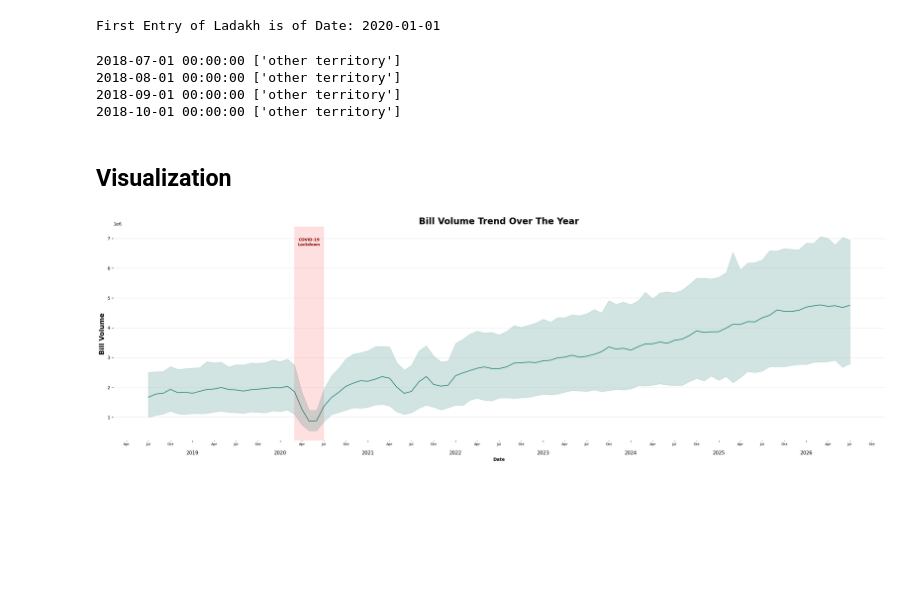
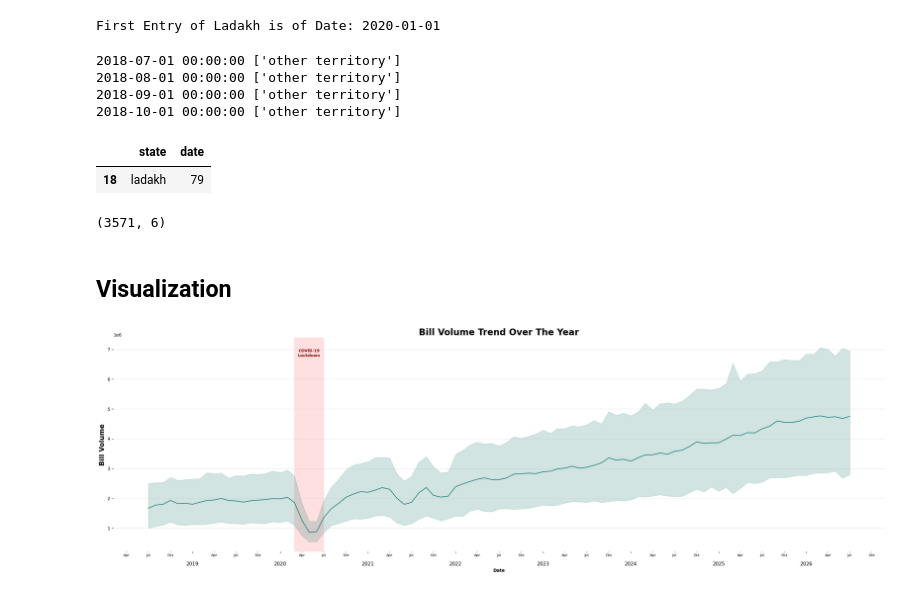
Before and after one commit to IamRaNo/india-logistics-hub-optimizer, a Jupyter notebook: jupyter notebooks/01_forecasting.ipynb, the cells around one changed output. Cells and saved outputs as stored; diff of their text form; code cells hidden in the pictures; blank space fills up the shorter version.

```diff
--- a/jupyter notebooks/01_forecasting.ipynb
+++ b/jupyter notebooks/01_forecasting.ipynb
@@ -172,6 +176,17 @@ for month in missing[missing > 0].index:
 2018-08-01 00:00:00 ['other territory']
 2018-09-01 00:00:00 ['other territory']
 2018-10-01 00:00:00 ['other territory']
+# %%
+data = data[data['state']!='other territory']
+# %%
+data.groupby('state')['date'].nunique().reset_index().query('date< 97')
+# %% [output]
+|  | state | date |
+| 18 | ladakh | 79 |
+# %%
+data.shape
+# %% [output]
+(3571, 6)
 # %% [markdown]
 ## Visualization
 # %%
```
Also changed, not shown: parts of 3 cells of this notebook.
